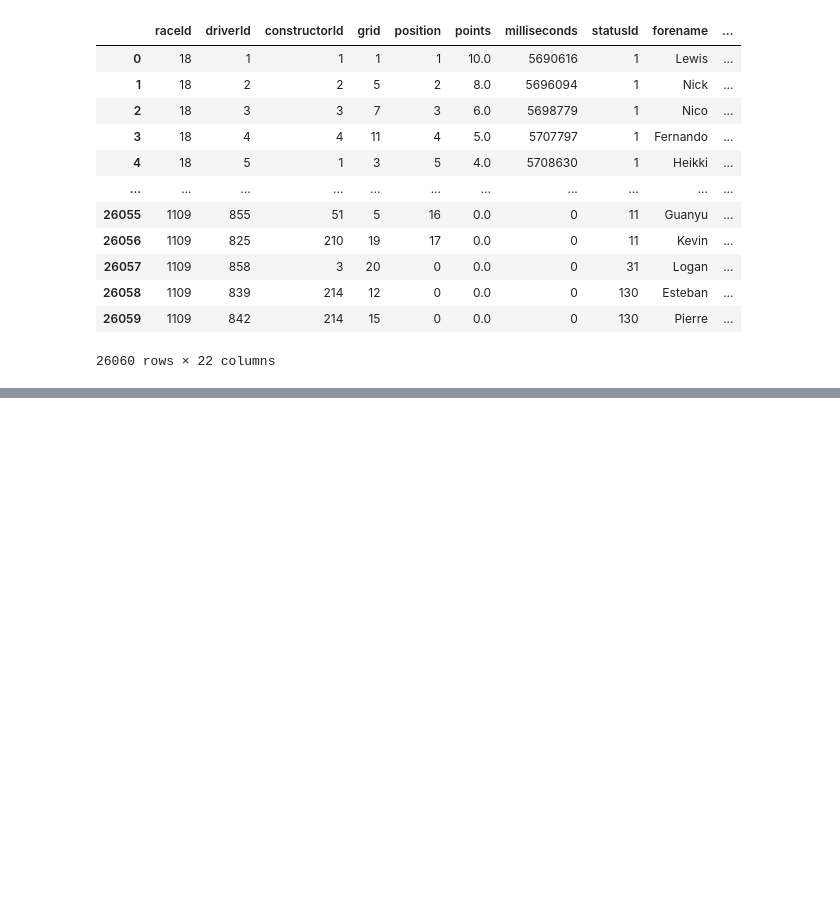
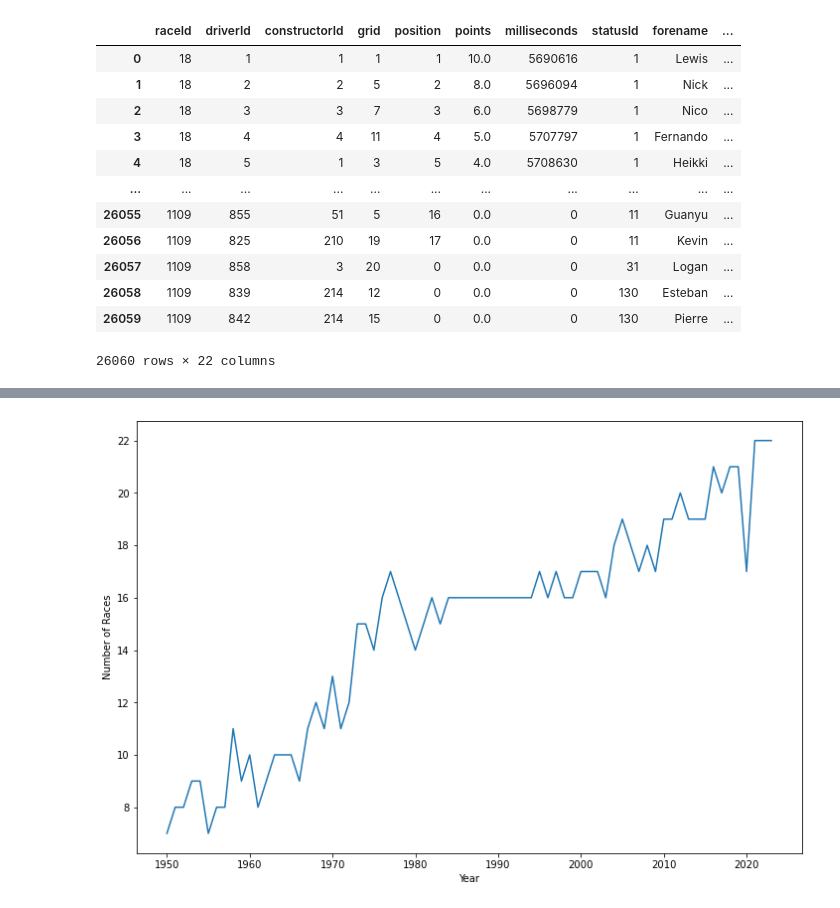
Before and after one commit to PaulOM203/MSC_Thesis_F1, a Jupyter notebook: Notebook.ipynb, the cells around one changed output, grey strips where cells are left out. Cells and saved outputs as stored; diff of their text form; code cells hidden in the pictures; blank space fills up the shorter version.

```diff
--- a/Notebook.ipynb
+++ b/Notebook.ipynb
@@ -161,0 +228,14 @@ driver_race_data
+# %%
+## Getting the number of races per year now
+
+years = races.groupby('year').round.max().reset_index()['year'].tolist()
+rounds = races.groupby('year').round.max().reset_index()['round'].tolist()
+
+fig, ax = plt.subplots(figsize=(12,8))
+ax.plot(years, rounds)
+
+ax.set_xlabel("Year")
+ax.set_ylabel("Number of Races")
+ax.figure.savefig('Number of races per year.png', dpi=300)
+# %% [output]
+[figure, added]
```
Also changed, not shown: parts of 7 cells of this notebook.
